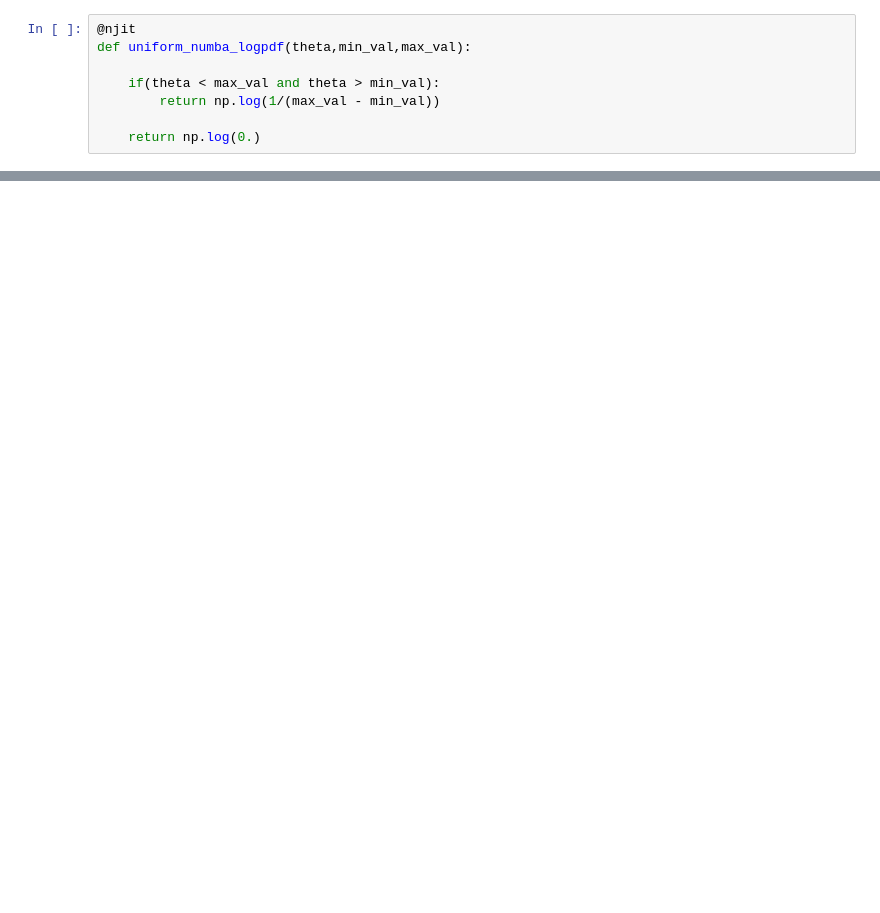
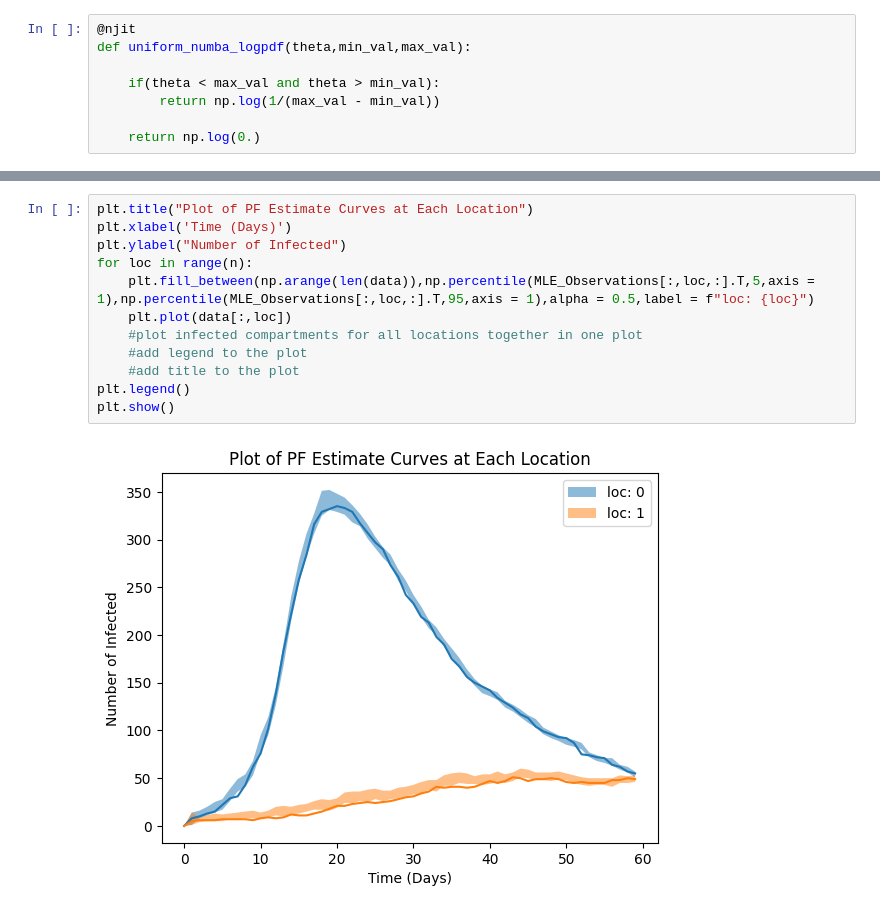
Before and after one commit to Averydx/PMCMC, a Jupyter notebook: examples/PMCMC_Movment.ipynb, the cells around one changed output, grey strips where cells are left out. Cells and saved outputs as stored; diff of their text form; blank space fills up the shorter version.

```diff
--- a/examples/PMCMC_Movment.ipynb
+++ b/examples/PMCMC_Movment.ipynb
@@ -332,0 +333,14 @@ plt.show()
+# %%
+plt.title("Plot of PF Estimate Curves at Each Location")
+plt.xlabel('Time (Days)')
+plt.ylabel("Number of Infected")
+for loc in range(n):
+    plt.fill_between(np.arange(len(data)),np.percentile(MLE_Observations[:,loc,:].T,5,axis = 1),np.percentile(MLE_Observations[:,loc,:].T,95,axis = 1),alpha = 0.5,label = f"loc: {loc}")
+    plt.plot(data[:,loc])
+    #plot infected compartments for all locations together in one plot
+    #add legend to the plot
+    #add title to the plot
+plt.legend()
+plt.show()
+# %% [output]
+[figure, added]
```
Also changed, not shown: parts of 8 cells of this notebook, 1 other file.
